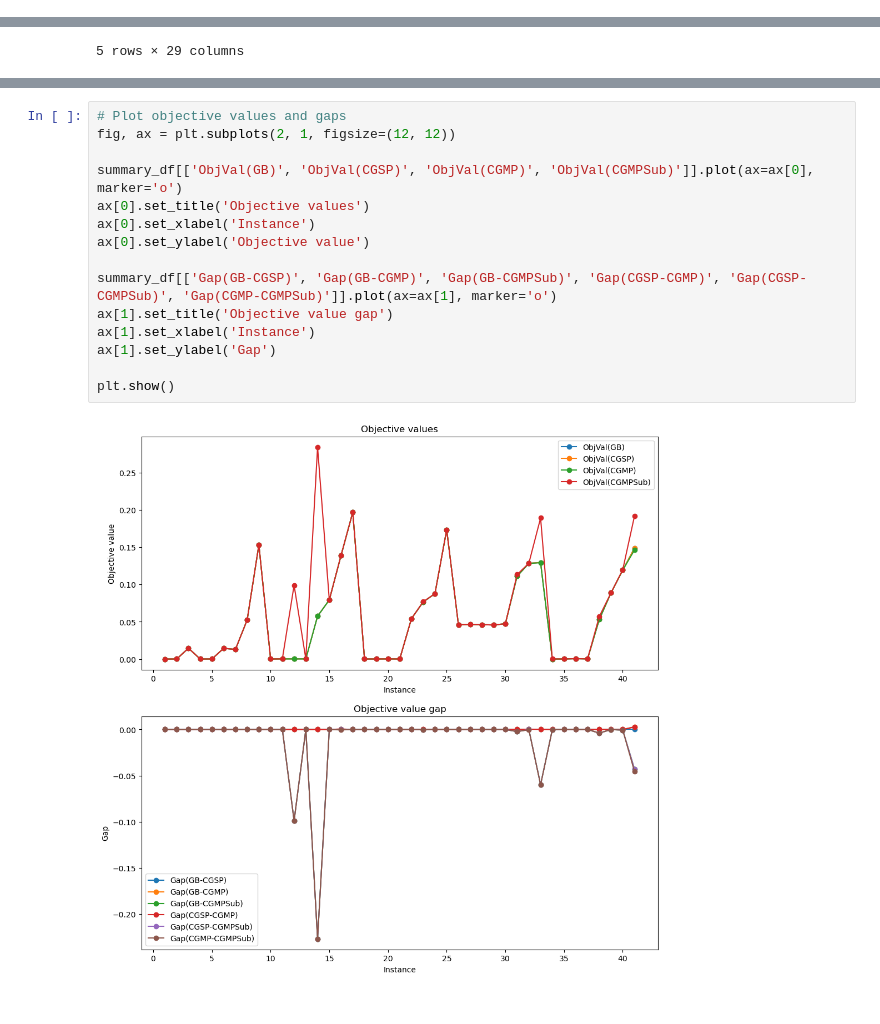
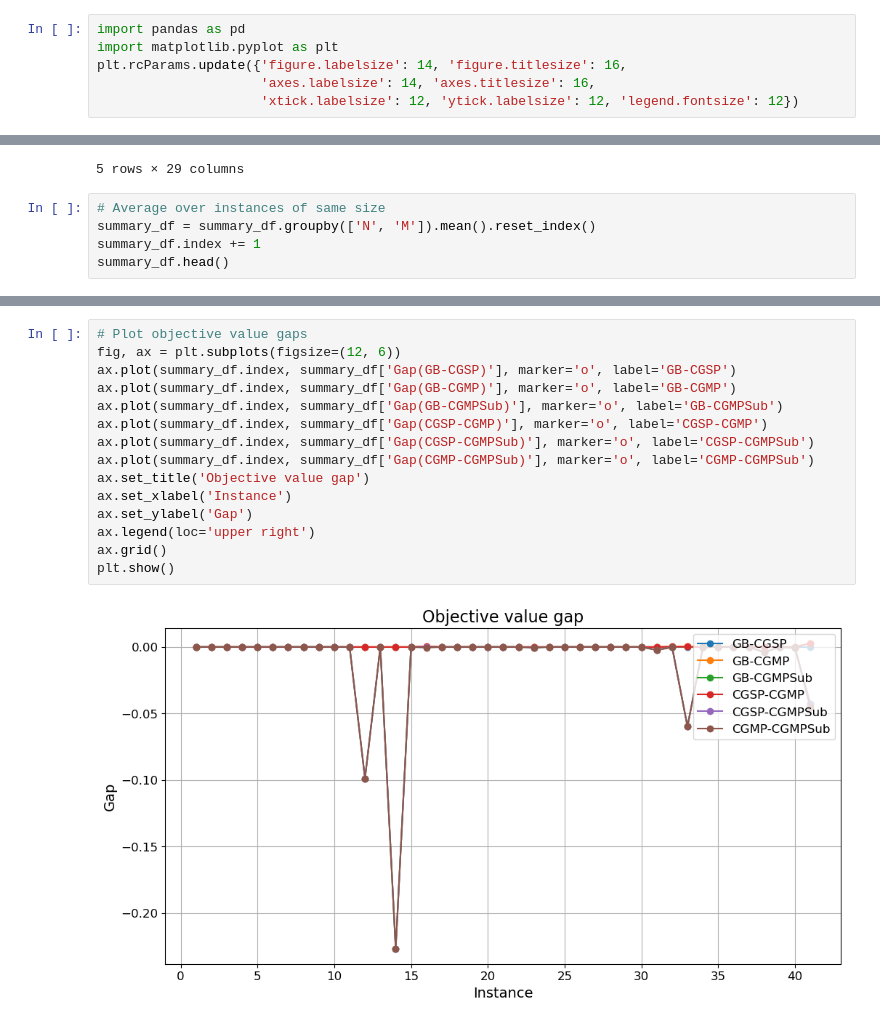
Before and after one commit to mhmoud-ashraf/Final-project, a Jupyter notebook: Visualization.ipynb, the cells around one changed output, grey strips where cells are left out. Cells and saved outputs as stored; diff of their text form.

```diff
--- a/Visualization.ipynb
+++ b/Visualization.ipynb
@@ -4,3 +1,9 @@ import matplotlib.pyplot as plt
+# %%
+import pandas as pd
+import matplotlib.pyplot as plt
+plt.rcParams.update({'figure.labelsize': 14, 'figure.titlesize': 16,
+                     'axes.labelsize': 14, 'axes.titlesize': 16,
+                     'xtick.labelsize': 12, 'ytick.labelsize': 12, 'legend.fontsize': 12})
 # %%
 summary_df = pd.read_csv('summary.csv', index_col=0)
 summary_df['Gap(CGSP-CGMP)'] = summary_df['ObjVal(CGSP)'] - summary_df['ObjVal(CGMP)']
@@ -25,3 +28,8 @@ summary_df.head()
 | 4 | 3 | 2 | 0.0001 | 0.0001 | 0.0001 | 0.0001 | 24 | 5 | ... |
 | 5 | 3 | 3 | 0.0001 | 0.0001 | 0.0001 | 0.0001 | 24 | 6 | ... |
 5 rows × 29 columns
+# %%
+# Average over instances of same size
+summary_df = summary_df.groupby(['N', 'M']).mean().reset_index()
+summary_df.index += 1
+summary_df.head()
@@ -28,17 +59,17 @@ summary_df.head()
 # %%
-# Plot objective values and gaps
-fig, ax = plt.subplots(2, 1, figsize=(12, 12))
-
-summary_df[['ObjVal(GB)', 'ObjVal(CGSP)', 'ObjVal(CGMP)', 'ObjVal(CGMPSub)']].plot(ax=ax[0], marker='o')
-ax[0].set_title('Objective values')
-ax[0].set_xlabel('Instance')
-ax[0].set_ylabel('Objective value')
-
-summary_df[['Gap(GB-CGSP)', 'Gap(GB-CGMP)', 'Gap(GB-CGMPSub)', 'Gap(CGSP-CGMP)', 'Gap(CGSP-CGMPSub)', 'Gap(CGMP-CGMPSub)']].plot(ax=ax[1], marker='o')
-ax[1].set_title('Objective value gap')
-ax[1].set_xlabel('Instance')
-ax[1].set_ylabel('Gap')
-
+# Plot objective value gaps
+fig, ax = plt.subplots(figsize=(12, 6))
+ax.plot(summary_df.index, summary_df['Gap(GB-CGSP)'], marker='o', label='GB-CGSP')
+ax.plot(summary_df.index, summary_df['Gap(GB-CGMP)'], marker='o', label='GB-CGMP')
+ax.plot(summary_df.index, summary_df['Gap(GB-CGMPSub)'], marker='o', label='GB-CGMPSub')
+ax.plot(summary_df.index, summary_df['Gap(CGSP-CGMP)'], marker='o', label='CGSP-CGMP')
+ax.plot(summary_df.index, summary_df['Gap(CGSP-CGMPSub)'], marker='o', label='CGSP-CGMPSub')
+ax.plot(summary_df.index, summary_df['Gap(CGMP-CGMPSub)'], marker='o', label='CGMP-CGMPSub')
+ax.set_title('Objective value gap')
+ax.set_xlabel('Instance')
+ax.set_ylabel('Gap')
+ax.legend(loc='upper right')
+ax.grid()
 plt.show()
 # %% [output]
-[figure, old version]
+[figure, new version]
```
Also changed, not shown: parts of 7 cells of this notebook, 4 other files.
